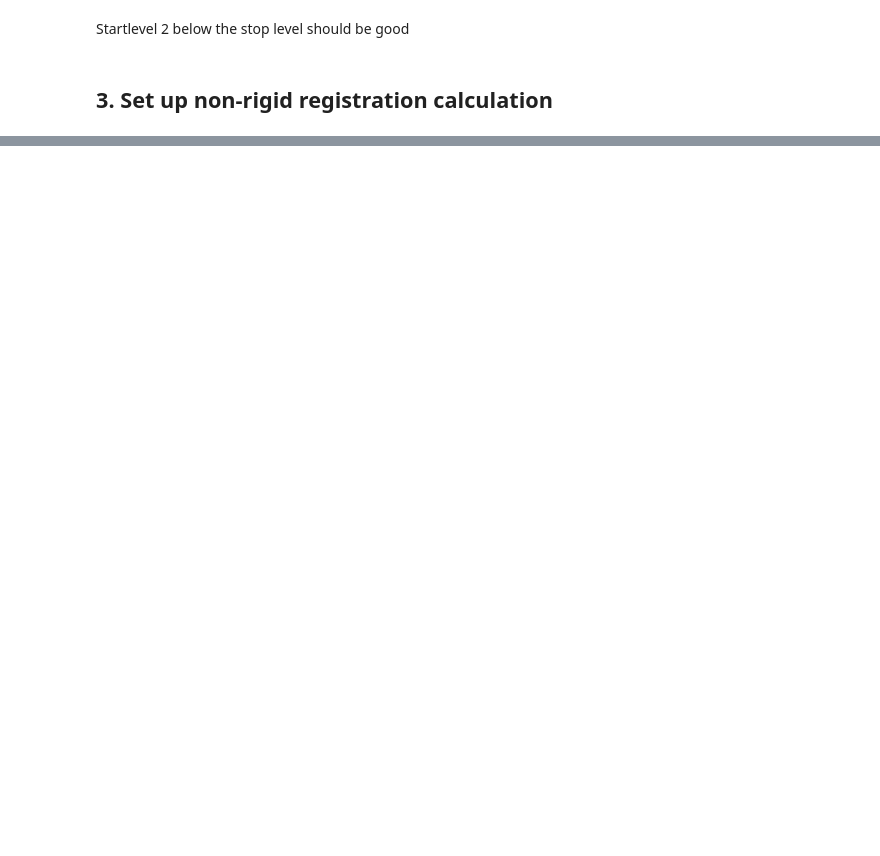
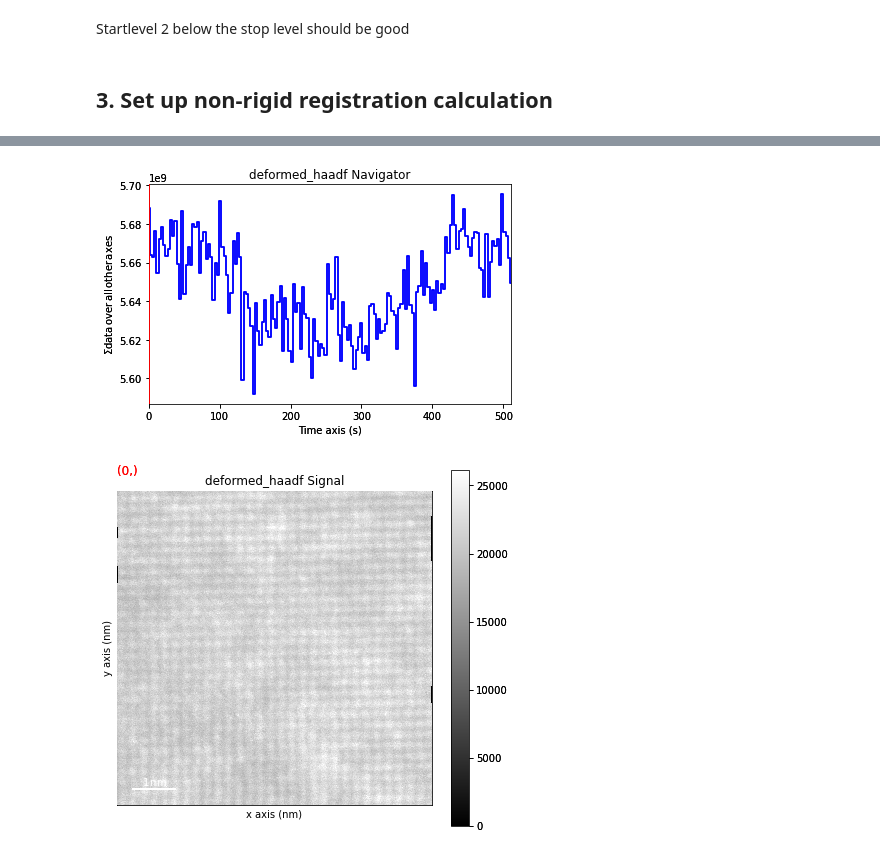
Before and after one commit to din14970/pyMatchSeries, a Jupyter notebook: examples/example.ipynb, the cells around one changed output, grey strips where cells are left out. Cells and saved outputs as stored; diff of their text form; code cells hidden in the pictures; blank space fills up the shorter version.

```diff
--- a/examples/example.ipynb
+++ b/examples/example.ipynb
@@ -113,0 +131,5 @@ TypeError: get_deformations() missing 1 required positional argument: 'frame_ind
+# %%
+images_deformed.plot()
+# %% [output]
+[figure, added]
+[figure, added]
```
Also changed, not shown: parts of 39 cells of this notebook, 2 other files.
